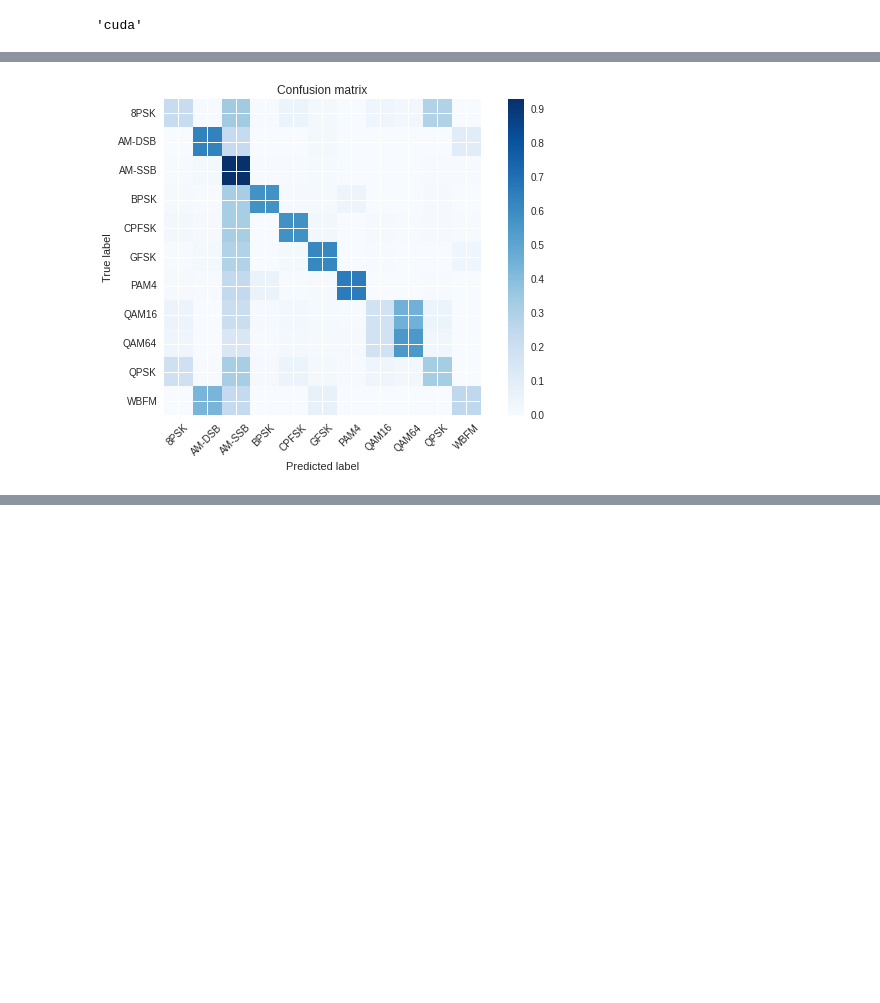
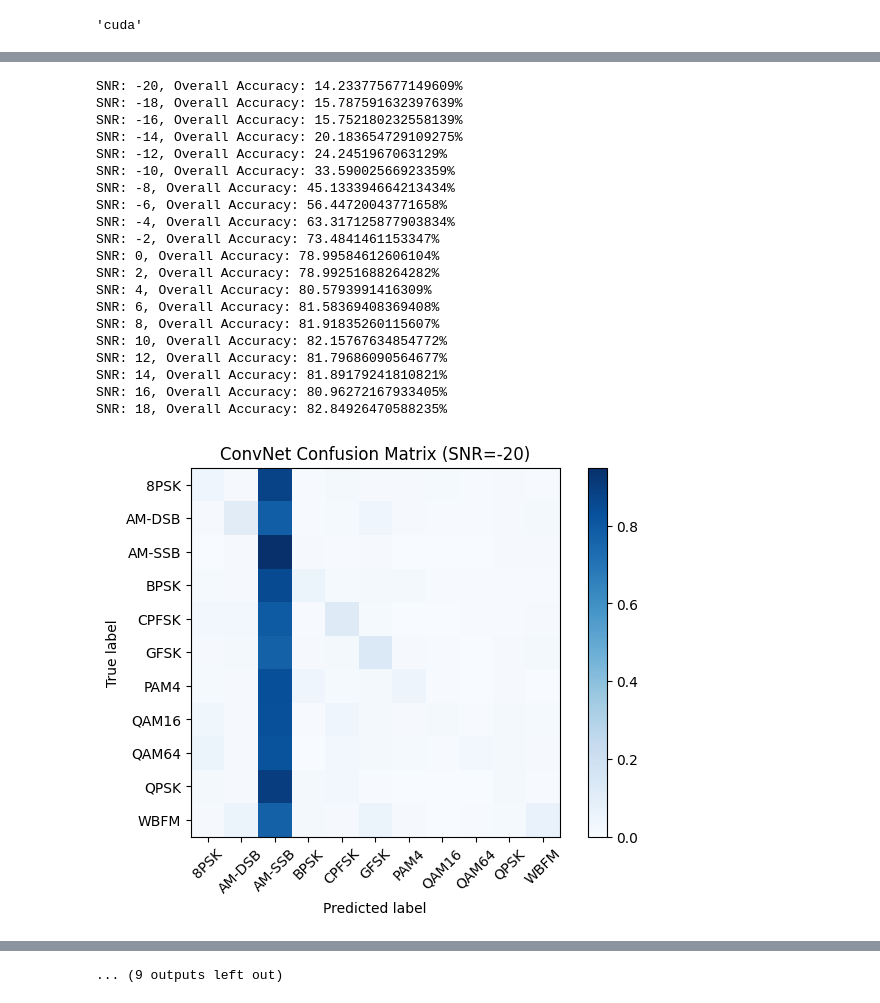
Before and after one commit to ArashSameni/Bachelor-Project, a Jupyter notebook: RML2016_10a_VTCNN2.ipynb, the cells around one changed output, grey strips where cells are left out. Cells and saved outputs as stored; diff of their text form; code cells hidden in the pictures; blank space fills up the shorter version.

```diff
--- a/RML2016_10a_VTCNN2.ipynb
+++ b/RML2016_10a_VTCNN2.ipynb
@@ -111,9 +135,9 @@ class VTCNN2(nn.Module):
 # %%
-model = VTCNN2(in_shp, num_classes).to(device)
+model = VT_CNN2().to(device)
 
 # Define loss and optimizer
 criterion = nn.CrossEntropyLoss()
-optimizer = torch.optim.Adam(model.parameters(), lr=0.001)
+optimizer = optim.Adam(model.parameters(), lr=0.001)
 
 # Print model summary
 print(model)
@@ -133,8 +167,8 @@ Number of Learnable Parameters: 2830427
 # %%
 best_loss = float('inf')
-patience = 5
+patience = 10
 early_stopping_counter = 0
-filepath = 'convmodrecnets_CNN2_0.5.pth'
+filepath = './drive/MyDrive/vtcnn2.pt'
 
 for epoch in range(nb_epoch):
     model.train()
@@ -158,7 +192,6 @@ for epoch in range(nb_epoch):
             total_loss += loss.item()
 
     avg_loss = total_loss / len(test_loader)
-
     print(f'Epoch {epoch+1}/{nb_epoch}, Training Loss: {avg_train_loss:.4f}, Validation Loss: {avg_loss:.4f}')
 
     # Checkpointing
@@ -272,4 +209,0 @@ Y_test = to_onehot(map(lambda x: mods.index(lbl[x][0]), test_idx))
-# %%
-in_shp = list(X_train.shape[1:])
-print X_train.shape, in_shp
-classes = mods
@@ -385,0 +227,6 @@ plt.legend()
+# %%
+idx = [i for i in range(len(X))]
+Y =  to_onehot(list(map(lambda x: mods.index(lbl[x][0]), idx)))
+test_SNRs = list(map(lambda x: lbl[x][1], idx))
+X_16dB_test = X[np.where(np.array(test_SNRs)==16)]
+Y_16dB_test = Y[np.where(np.array(test_SNRs)==16)]
@@ -395,16 +255,52 @@ def plot_confusion_matrix(cm, title='Confusion matrix', cmap=plt.cm.Blues, label
     plt.ylabel('True label')
     plt.xlabel('Predicted label')
 # %%
-# Plot confusion matrix
-test_Y_hat = model.predict(X_test, batch_size=batch_size)
-conf = np.zeros([len(classes),len(classes)])
-confnorm = np.zeros([len(classes),len(classes)])
-for i in range(0,X_test.shape[0]):
-    j = list(Y_test[i,:]).index(1)
-    k = int(np.argmax(test_Y_hat[i,:]))
-    conf[j,k] = conf[j,k] + 1
-for i in range(0,len(classes)):
-    confnorm[i,:] = conf[i,:] / np.sum(conf[i,:])
-plot_confusion_matrix(confnorm, labels=classes)
+acc = {}
+for snr in snrs:
+    # extract classes @ SNR
+    test_SNRs = list(map(lambda x: lbl[x][1], test_idx))
+    test_X_i = X_test[np.where(np.array(test_SNRs)==snr)]
+    test_Y_i = Y_test[np.where(np.array(test_SNRs)==snr)]
+
+    test_X_i_tesnsor = torch.tensor(test_X_i).float().to(device).view(-1, 1, *in_shp)
+
+    # estimate classes
+    test_Y_i_hat = model(test_X_i_tesnsor).cpu().detach().numpy()
+
+    conf = np.zeros([len(classes),len(classes)])
+    confnorm = np.zeros([len(classes),len(classes)])
+    for i in range(0,test_X_i.shape[0]):
+        j = list(test_Y_i[i,:]).index(1)
+        k = int(np.argmax(test_Y_i_hat[i,:]))
+        conf[j,k] = conf[j,k] + 1
+    for i in range(0,len(classes)):
+        confnorm[i,:] = conf[i,:] / np.sum(conf[i,:])
+    plt.figure()
+    plot_confusion_matrix(confnorm, labels=classes, title="ConvNet Confusion Matrix (SNR=%d)"%(snr))
+
+    cor = np.sum(np.diag(conf))
+    ncor = np.sum(conf) - cor
+    print (f'SNR: {snr}, Overall Accuracy: {cor * 100.0 / (cor+ncor)}%')
+    acc[snr] = 1.0*cor/(cor+ncor)
 # %% [output]
+SNR: -20, Overall Accuracy: 14.233775677149609%
+SNR: -18, Overall Accuracy: 15.787591632397639%
+SNR: -16, Overall Accuracy: 15.752180232558139%
+SNR: -14, Overall Accuracy: 20.183654729109275%
+SNR: -12, Overall Accuracy: 24.2451967063129%
+SNR: -10, Overall Accuracy: 33.59002566923359%
+SNR: -8, Overall Accuracy: 45.133394664213434%
+SNR: -6, Overall Accuracy: 56.44720043771658%
+SNR: -4, Overall Accuracy: 63.317125877903834%
+SNR: -2, Overall Accuracy: 73.4841461153347%
+SNR: 0, Overall Accuracy: 78.99584612606104%
+SNR: 2, Overall Accuracy: 78.99251688264282%
+SNR: 4, Overall Accuracy: 80.5793991416309%
+SNR: 6, Overall Accuracy: 81.58369408369408%
+SNR: 8, Overall Accuracy: 81.91835260115607%
+SNR: 10, Overall Accuracy: 82.15767634854772%
+SNR: 12, Overall Accuracy: 81.79686090564677%
+SNR: 14, Overall Accuracy: 81.89179241810821%
+SNR: 16, Overall Accuracy: 80.96272167933405%
+SNR: 18, Overall Accuracy: 82.84926470588235%
-[figure, old version]
+[figure, new version]
@@ -410,0 +317 @@ plot_confusion_matrix(confnorm, labels=classes)
+... (9 outputs left out)
```
Also changed, not shown: parts of 32 cells of this notebook.
